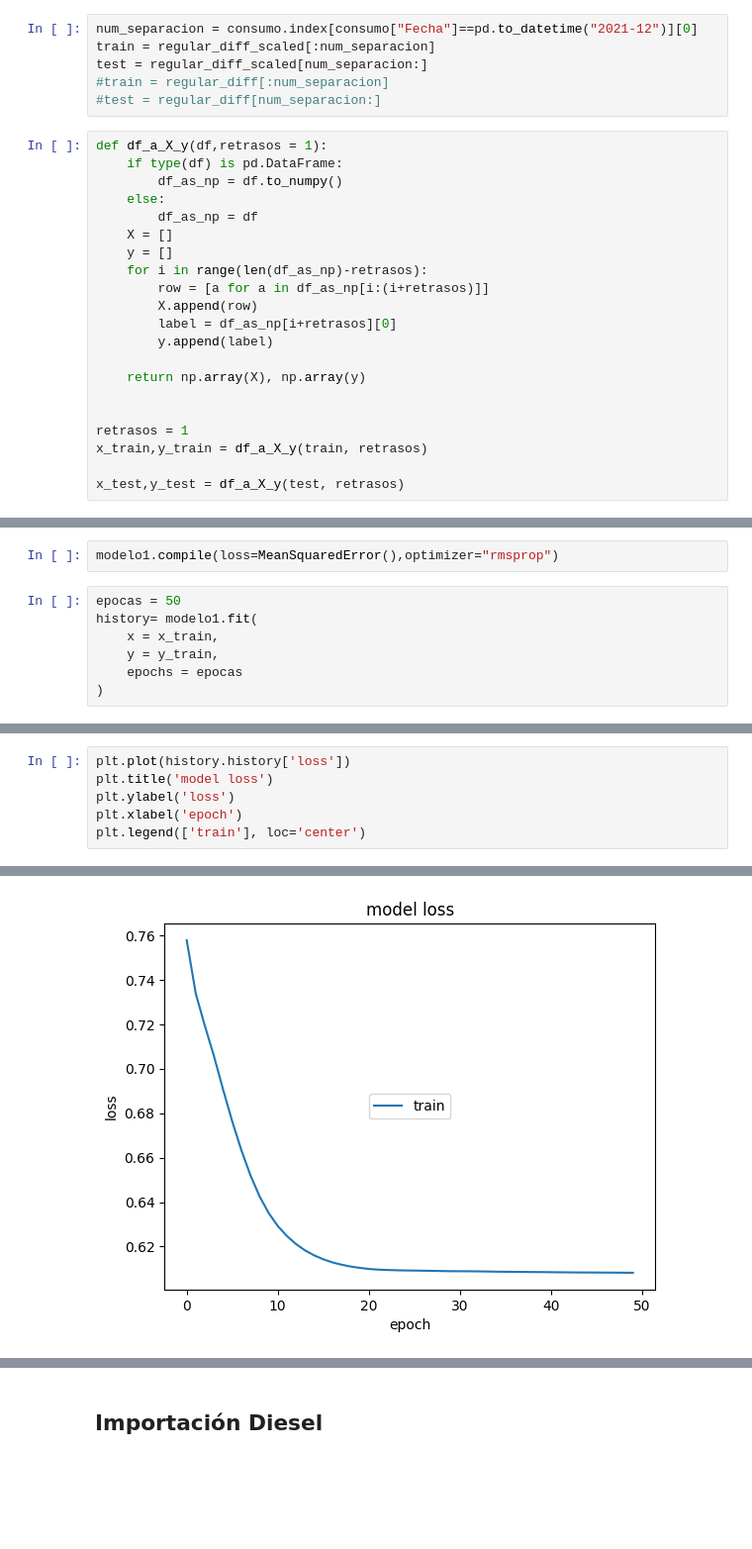
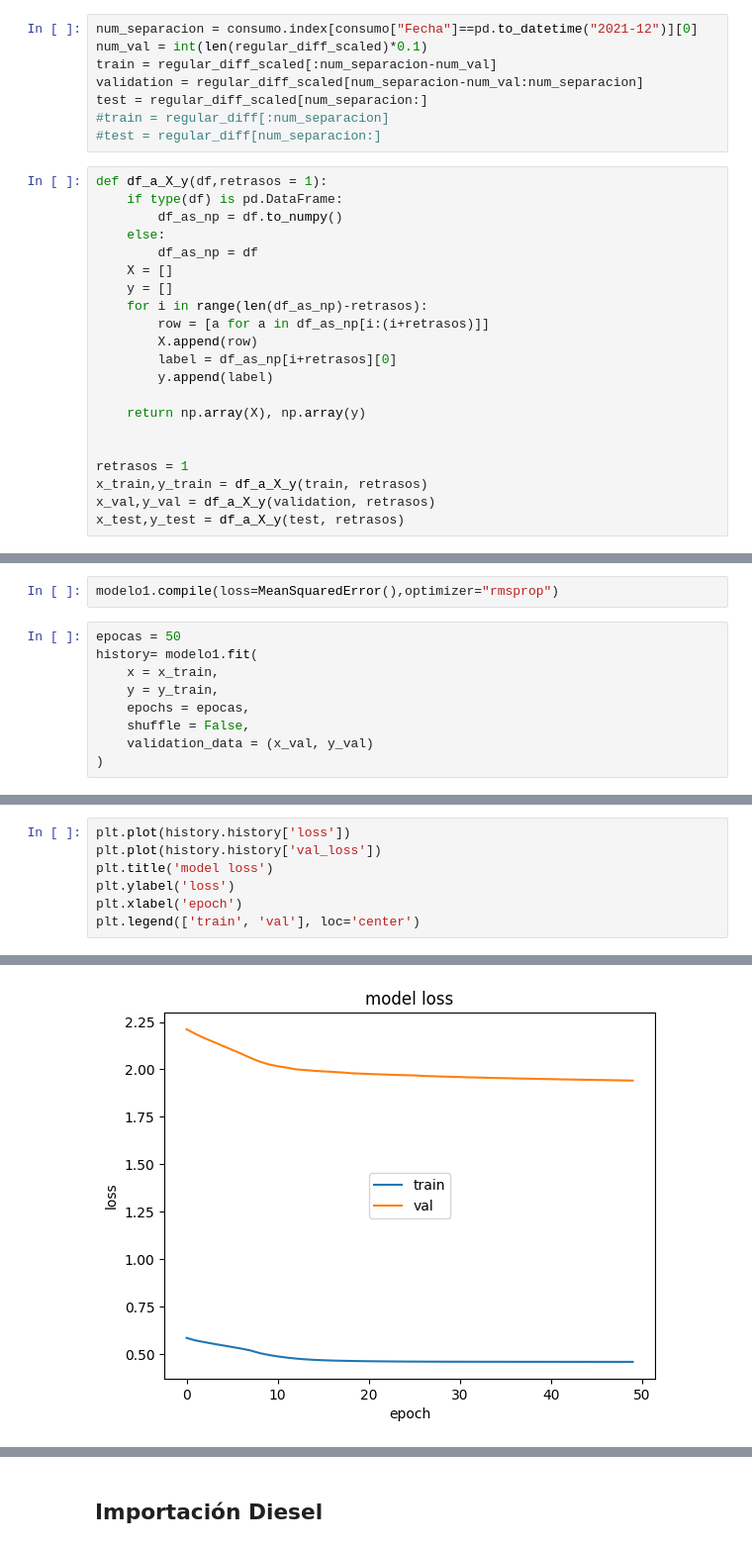
Before and after one commit to PedroMarro11/lab03DS, a Jupyter notebook: lab03.ipynb, the cells around one changed output, grey strips where cells are left out. Shown at 99% size. Cells and saved outputs as stored; diff of their text form; blank space fills up the shorter version.

Commit message:
Funciones y LSTMs
creación y arreglo de funciones para invertir cambios a data, finalización 2 modelos con sus RMSE

```diff
--- a/lab03.ipynb
+++ b/lab03.ipynb
@@ -118,7 +119,9 @@ regular_diff_scaled = scaler.fit_transform(regular_diff)
 Separación entre set de entrenamiento y testeo (igual al laboratorio 2)
 # %%
 num_separacion = consumo.index[consumo["Fecha"]==pd.to_datetime("2021-12")][0]
-train = regular_diff_scaled[:num_separacion]
+num_val = int(len(regular_diff_scaled)*0.1)
+train = regular_diff_scaled[:num_separacion-num_val]
+validation = regular_diff_scaled[num_separacion-num_val:num_separacion]
 test = regular_diff_scaled[num_separacion:]
 #train = regular_diff[:num_separacion]
 #test = regular_diff[num_separacion:]
@@ -141,6 +144,6 @@ def df_a_X_y(df,retrasos = 1):
 
 retrasos = 1
 x_train,y_train = df_a_X_y(train, retrasos)
-
+x_val,y_val = df_a_X_y(validation, retrasos)
 x_test,y_test = df_a_X_y(test, retrasos)
 # %% [markdown]
@@ -174,7 +177,9 @@ epocas = 50
 history= modelo1.fit(
     x = x_train,
     y = y_train,
-    epochs = epocas
+    epochs = epocas,
+    shuffle = False,
+    validation_data = (x_val, y_val)
 )
 # %% [output]
 Epoch 1/50
@@ -197,12 +202,13 @@ Epoch 50/50
 # %%
 plt.plot(history.history['loss'])
+plt.plot(history.history['val_loss'])
 plt.title('model loss')
 plt.ylabel('loss')
 plt.xlabel('epoch')
-plt.legend(['train'], loc='center')
+plt.legend(['train', 'val'], loc='center')
 # %% [output]
 <matplotlib.legend.Legend at 0x...>
-[figure, old version]
+[figure, new version]
 # %%
 print("Pérdida en Entrenamiento")
 modelo1.evaluate(
```
Also changed, not shown: parts of 27 cells of this notebook, 1 other file.
